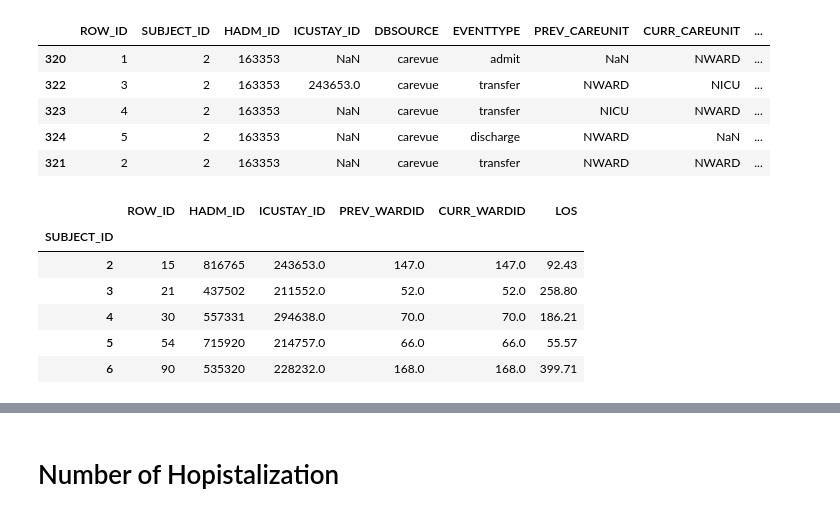
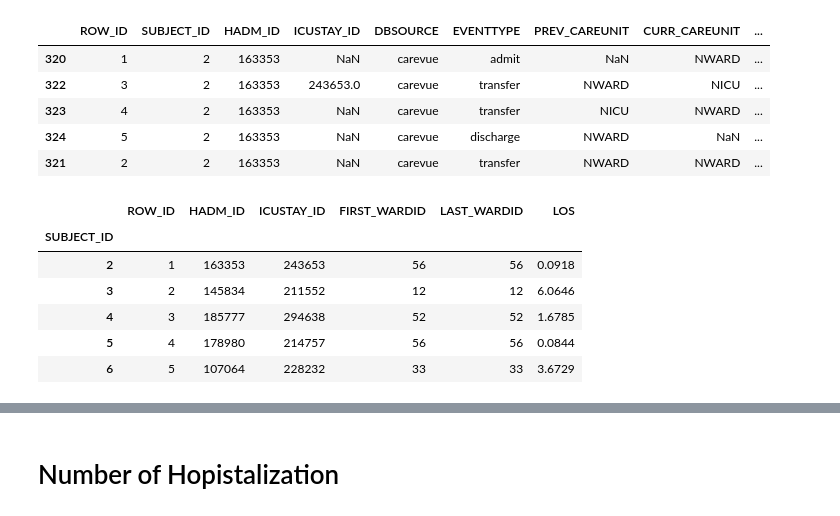
Before and after one commit to kathy908000/Health-Care-Research, a Jupyter notebook: MIMICIII-Matrixfinal.ipynb, the cells around one changed output, grey strips where cells are left out. Saved outputs shown, nothing was run; the diff lists cells and outputs as text; code cells hidden in the pictures.

```diff
--- a/MIMICIII-Matrixfinal.ipynb
+++ b/MIMICIII-Matrixfinal.ipynb
@@ -1470,5 +1470,8 @@ matrix.to_csv(r'/Users/kathy908000/github/Health-Care-Research/matrix.csv', inde
 # Add ICU stay length / Hopistalization length
 # %%
 ldf= pd.read_csv('TRANSFERS.csv')
+icudf = pd.read_csv('ICUSTAYS.csv')
+
 ldf.head(20)
+icudf.head()
 # %% [output]
@@ -1516,12 +1508,15 @@ ldf.head()
 | 321 | 2 | 2 | 163353 | NaN | carevue | transfer | NWARD | NWARD | ... |
 # %%
 ldf2= ldf.groupby(['SUBJECT_ID']).sum()
-ldf2.head()
+#ldf2.head()
+
+icudf2 = icudf.groupby(['SUBJECT_ID']).sum()
+icudf2.head()
 # %% [output]
-|  | ROW_ID | HADM_ID | ICUSTAY_ID | PREV_WARDID | CURR_WARDID | LOS |
+|  | ROW_ID | HADM_ID | ICUSTAY_ID | FIRST_WARDID | LAST_WARDID | LOS |
 | SUBJECT_ID |  |  |  |  |  |  |
-| 2 | 15 | 816765 | 243653.0 | 147.0 | 147.0 | 92.43 |
-| 3 | 21 | 437502 | 211552.0 | 52.0 | 52.0 | 258.80 |
-| 4 | 30 | 557331 | 294638.0 | 70.0 | 70.0 | 186.21 |
-| 5 | 54 | 715920 | 214757.0 | 66.0 | 66.0 | 55.57 |
-| 6 | 90 | 535320 | 228232.0 | 168.0 | 168.0 | 399.71 |
+| 2 | 1 | 163353 | 243653 | 56 | 56 | 0.0918 |
+| 3 | 2 | 145834 | 211552 | 12 | 12 | 6.0646 |
+| 4 | 3 | 185777 | 294638 | 52 | 52 | 1.6785 |
+| 5 | 4 | 178980 | 214757 | 56 | 56 | 0.0844 |
+| 6 | 5 | 107064 | 228232 | 33 | 33 | 3.6729 |
```
Also changed, not shown: parts of 14 cells of this notebook.
